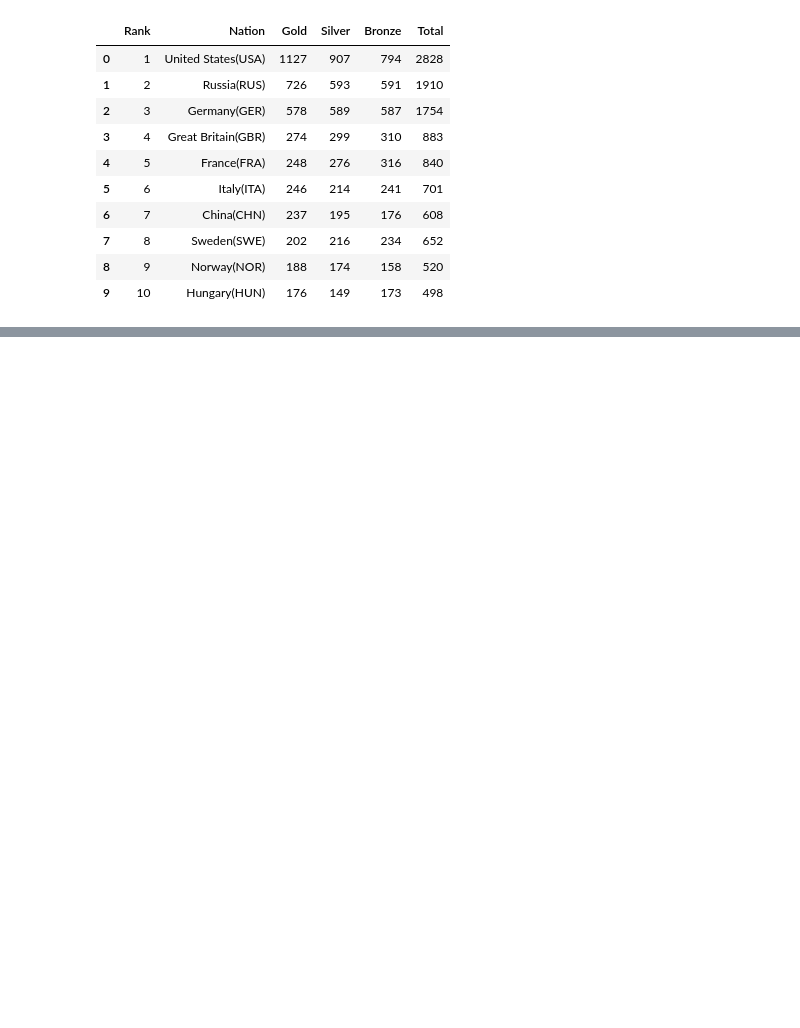
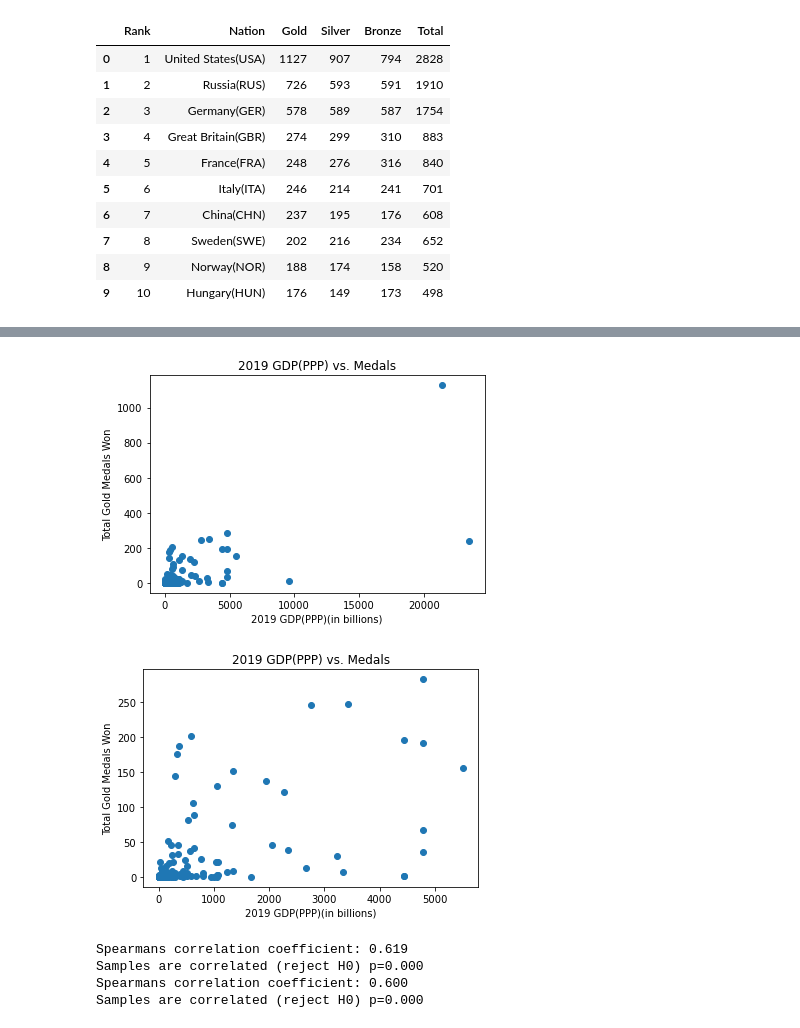
Before and after one commit to olincollege/econ-and-olympics, a Jupyter notebook: Economics-and-Olympics.ipynb, the cells around one changed output, grey strips where cells are left out. Cells and saved outputs as stored; diff of their text form; code cells hidden in the pictures; blank space fills up the shorter version.

Commit message:
completed all current visualizations and performed analysis using the Spearman's correlation coefficient

```diff
--- a/Economics-and-Olympics.ipynb
+++ b/Economics-and-Olympics.ipynb
@@ -95,0 +87,16 @@ get_IHDI()
+# %%
+medals = get_medals_all();
+GDPs = get_GDP_PPP();
+
+[GDP1, medal1] = plot_Gold_MedalsvGDP(medals, GDPs);
+[GDP2, medal2] = plot_Gold_MedalsvGDP_noOutliers(medals, GDPs);
+
+find_Spearman_coefficient(GDP1, medal1)
+find_Spearman_coefficient(GDP2, medal2)
+# %% [output]
+[figure, added]
+[figure, added]
+Spearmans correlation coefficient: 0.619
+Samples are correlated (reject H0) p=0.000
+Spearmans correlation coefficient: 0.600
+Samples are correlated (reject H0) p=0.000
```
Also changed, not shown: parts of 13 cells of this notebook, 3 other files.
